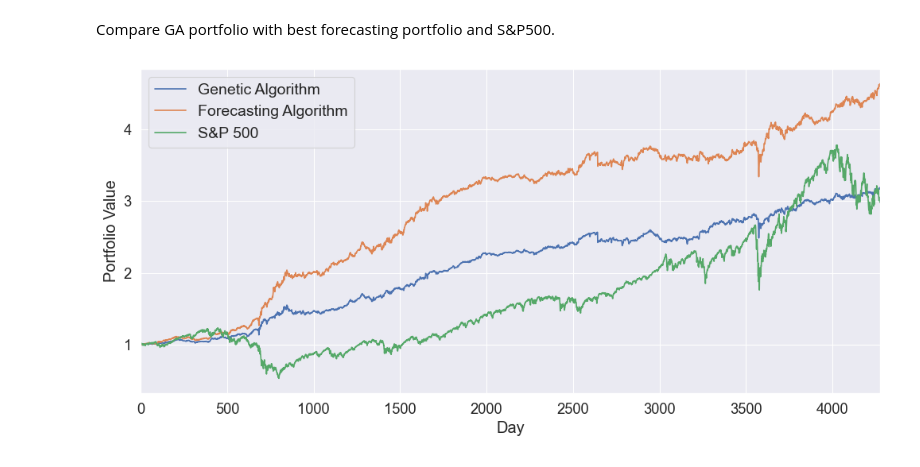
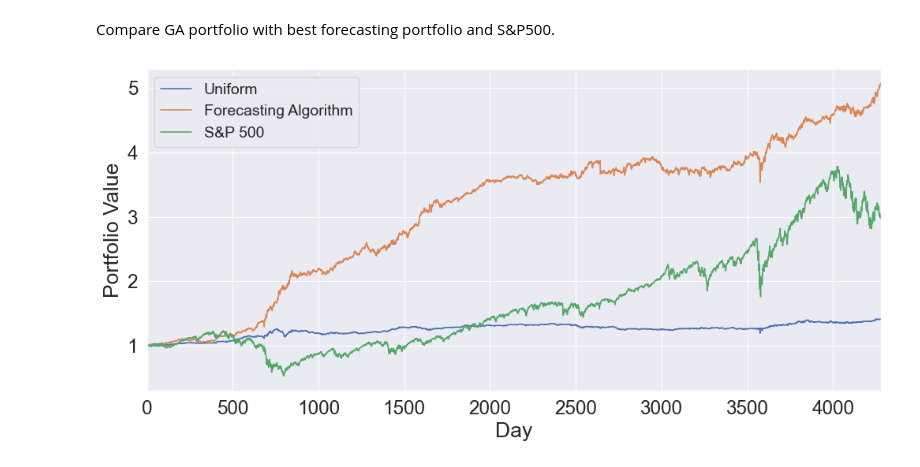
Before and after one commit to luis-canas/Pairs-Trading, a Jupyter notebook: Example.ipynb, the cells around one changed output. Saved outputs shown, nothing was run; the diff lists cells and outputs as text; code cells hidden in the pictures.

```diff
--- a/Example.ipynb
+++ b/Example.ipynb
@@ -176,9 +209,13 @@ end_date=(2023,1,1)
 months_trading = 12
 months_forming = 60
 
-h=5
+horizon=5
 
-for h in range(h):
+change_args("TRADING","weights",'ga')
+change_args("GA","percentage",0.1)
+change_args("FA","model",["lightgbm"])
+
+for h in range(horizon):
 
     change_args("FA","horizon",h+1)
 
@@ -291,10 +267,12 @@ sp500 = yf.download('^GSPC', start=datetime(*(2006,1,1)), end=datetime(*(2023,1,
 # %% [markdown]
 Compare GA portfolio with best forecasting portfolio and S&P500.
 # %%
+import matplotlib.pyplot as plt
+import seaborn as sns
 
 #Set data and labels
-datasets = [portfolio,portfolio_fa[2],sp500]
-labels = ['Genetic Algorithm','Forecasting Algorithm','S&P 500']
+datasets = [portfolio,portfolio_fa[3],sp500]
+labels = ['Uniform','Forecasting Algorithm','S&P 500']
 
 # Create a new figure with a width of 12 inches and a height of 6 inches
 plt.figure(figsize=(12, 6))
@@ -314,31 +292,31 @@ size=len(datasets)
 
 for i,model in enumerate(labels):
 
     if model=='S&P 500':
         data=datasets[i]/datasets[i][0]
     else:
         data=datasets[i].total_portfolio_value/datasets[i].total_portfolio_value[0]
 
     label=labels[i]
 
     # Plot the data with the corresponding color
     plt.plot(index, data, label=label)
 
 # Increase the size of the legend text
 plt.legend(fontsize=14)
 plt.subplots_adjust(bottom=0.2)
 
 # Add a grid
 plt.grid(True)
 
 sns.set_theme()
 sns.set_style("dark")
 
 # Increase the size of the text elements
 sns.set_context("paper", font_scale = 2)
 
 plt.xlim(min(index), max(index))
 
 plt.show()
 # %% [output]
-[figure, old version]
+[figure, new version]
```
Also changed, not shown: parts of 12 cells of this notebook, 11 other files.
